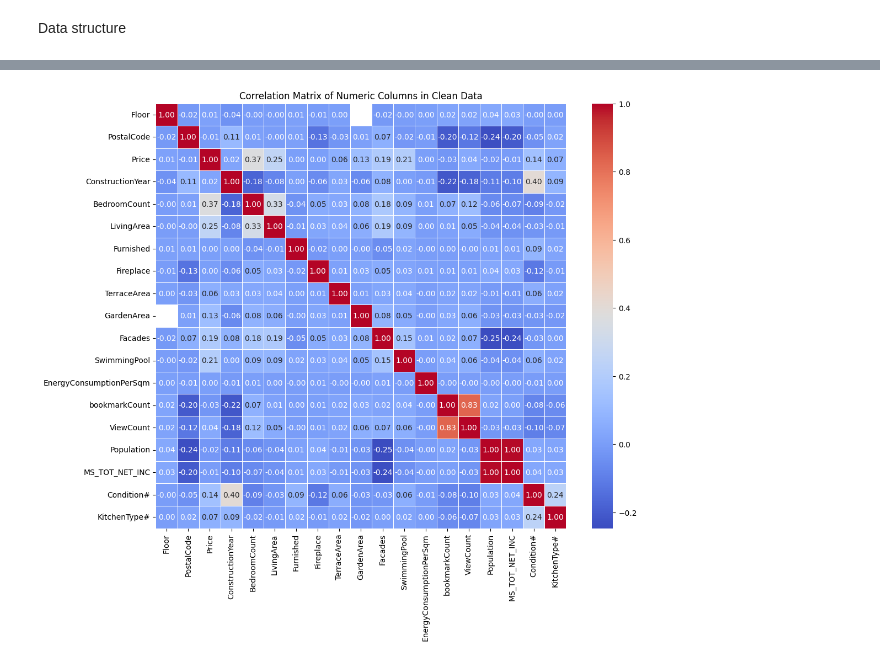
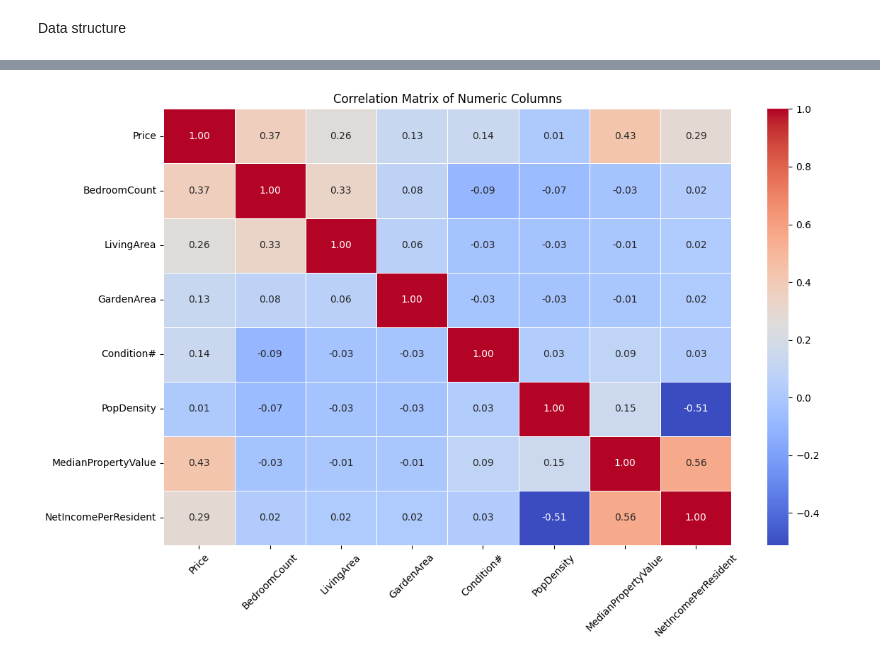
Before and after one commit to bear-revels/immo-ml, a Jupyter notebook: notebook/analysis.ipynb, the cells around one changed output, grey strips where cells are left out. Cells and saved outputs as stored; diff of their text form; code cells hidden in the pictures.

```diff
--- a/notebook/analysis.ipynb
+++ b/notebook/analysis.ipynb
@@ -77,7 +78 @@ Index(['Floor', 'ConstructionYear', 'Facades', 'EnergyConsumptionPerSqm',
       dtype='object')
-# %%
-# Create a new column for price per square meter
-clean_data['BedroomCount'] += 1
-clean_data['BedroomCount'].fillna(1, inplace=True)
-# clean_data['SqmRoom'] = clean_data['LivingArea'] / clean_data['BedroomCount']
-# clean_data['SqmRoomKW'] =
@@ -91,18 +79,32 @@ For example, when doing 'df[col].method(value, inplace=True)', try using 'df.met
-# %%
-import seaborn as sns
-import matplotlib.pyplot as plt
-
-# Select only int and float type columns
-numeric_columns = clean_data.select_dtypes(include=['int', 'float'])
-# Exclude 'BedroomCount' and 'LivingArea' from numeric_columns
-
-# Calculate the correlation matrix
-correlation_matrix = numeric_columns.corr()
-
-# Create a heatmap using Seaborn
-plt.figure(figsize=(12, 10))
-sns.heatmap(correlation_matrix, annot=True, cmap='coolwarm', fmt=".2f", linewidths=0.5)
-plt.title('Correlation Matrix of Numeric Columns in Clean Data')
-plt.show()
-# %% [output]
-[figure, removed]
+# %%
+import seaborn as sns
+import matplotlib.pyplot as plt
+
+# Specify the columns to include in the correlation matrix
+selected_columns = ['Price', 'BedroomCount', 'LivingArea', 'GardenArea', 'Condition#', 'PopDensity', 'MedianPropertyValue', 'NetIncomePerResident']  # Replace with your desired column names
+
+# Select the specified columns from the clean_data DataFrame
+selected_data = clean_data[selected_columns]
+
+# Compute the correlation matrix
+correlation_matrix = selected_data.corr()
+
+# Set up the matplotlib figure
+plt.figure(figsize=(12, 8))
+
+# Plot the correlation matrix as a heatmap
+sns.heatmap(correlation_matrix, annot=True, cmap='coolwarm', fmt=".2f", linewidths=0.5)
+
+# Add a title
+plt.title('Correlation Matrix of Numeric Columns')
+
+# Rotate the x-axis labels for better readability
+plt.xticks(rotation=45)
+
+# Adjust the layout to prevent cutoff of the bottom and top rows
+plt.tight_layout()
+
+# Show the plot
+plt.show()
+# %% [output]
+[figure, added]
```
Also changed, not shown: parts of 11 cells of this notebook, 14 other files.
